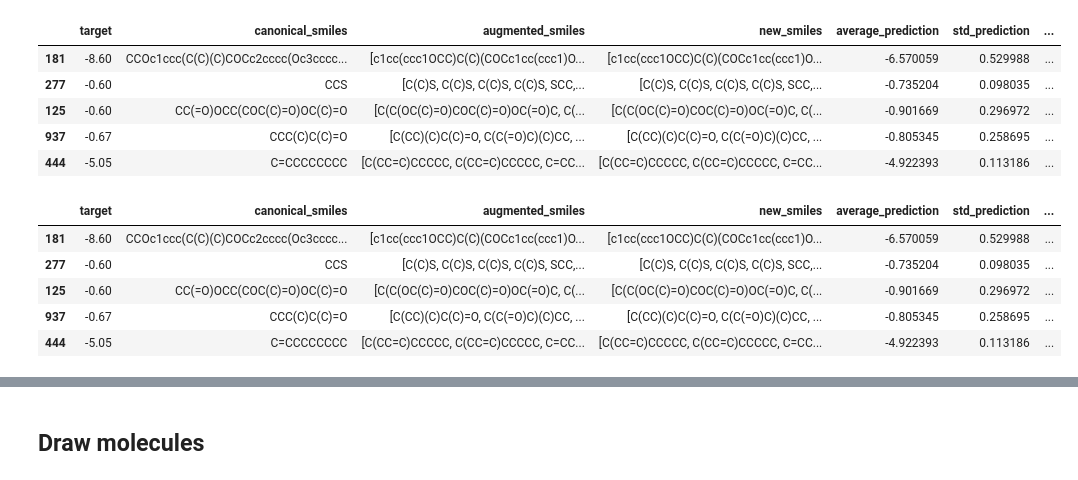
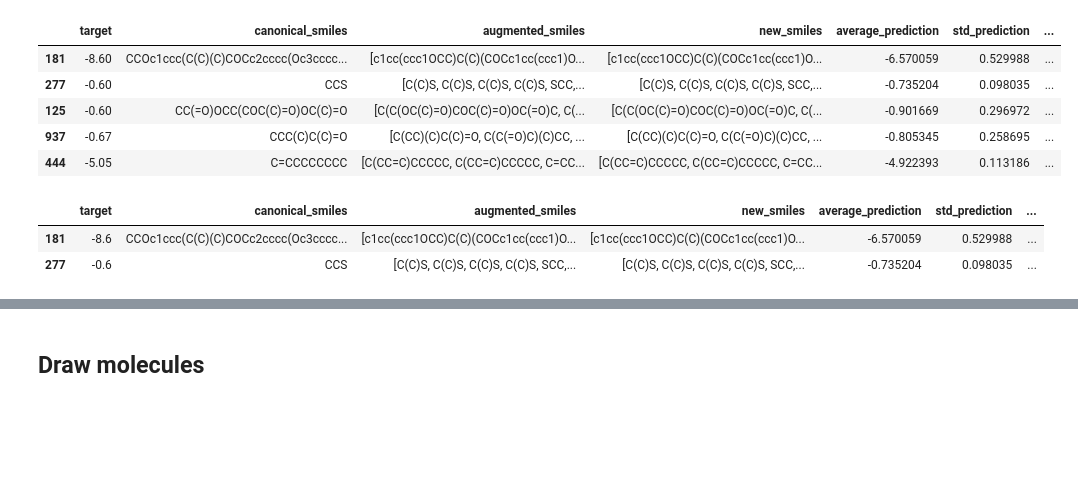
Before and after one commit to volkamerlab/maxsmi, a Jupyter notebook: maxsmi/results_ensemble_learning.ipynb, the cells around one changed output, grey strips where cells are left out. Cells and saved outputs as stored; diff of their text form; code cells hidden in the pictures; blank space fills up the shorter version.

```diff
--- a/maxsmi/results_ensemble_learning.ipynb
+++ b/maxsmi/results_ensemble_learning.ipynb
@@ -144,7 +144,7 @@ data.head()
 data["errors_difference"] = (data["average_error"] -
                              data["canonical_error"]).abs()
 # %%
-# data = data[data["average_error"] < data["canonical_error"]]
+data = data[data["average_error"] < data["canonical_error"]]
 # %%
 for index in data.index:
     nb_unique_smiles = len(Counter(data.loc[index]["augmented_smiles"]))
@@ -153,11 +153,8 @@ for index in data.index:
 
 data["nb_unique_smiles"] = data["nb_unique_smiles"].astype("int32")
 # %%
-data.head()
+data.head(2)
 # %% [output]
 |  | target | canonical_smiles | augmented_smiles | new_smiles | average_prediction | std_prediction | ... |
-| 181 | -8.60 | CCOc1ccc(C(C)(C)COCc2cccc(Oc3cccc... | [c1cc(ccc1OCC)C(C)(COCc1cc(ccc1)O... | [c1cc(ccc1OCC)C(C)(COCc1cc(ccc1)O... | -6.570059 | 0.529988 | ... |
-| 277 | -0.60 | CCS | [C(C)S, C(C)S, C(C)S, C(C)S, SCC,... | [C(C)S, C(C)S, C(C)S, C(C)S, SCC,... | -0.735204 | 0.098035 | ... |
-| 125 | -0.60 | CC(=O)OCC(COC(C)=O)OC(C)=O | [C(C(OC(C)=O)COC(C)=O)OC(=O)C, C(... | [C(C(OC(C)=O)COC(C)=O)OC(=O)C, C(... | -0.901669 | 0.296972 | ... |
-| 937 | -0.67 | CCC(C)C(C)=O | [C(CC)(C)C(C)=O, C(C(=O)C)(C)CC, ... | [C(CC)(C)C(C)=O, C(C(=O)C)(C)CC, ... | -0.805345 | 0.258695 | ... |
-| 444 | -5.05 | C=CCCCCCCC | [C(CC=C)CCCCC, C(CC=C)CCCCC, C=CC... | [C(CC=C)CCCCC, C(CC=C)CCCCC, C=CC... | -4.922393 | 0.113186 | ... |
+| 181 | -8.6 | CCOc1ccc(C(C)(C)COCc2cccc(Oc3cccc... | [c1cc(ccc1OCC)C(C)(COCc1cc(ccc1)O... | [c1cc(ccc1OCC)C(C)(COCc1cc(ccc1)O... | -6.570059 | 0.529988 | ... |
+| 277 | -0.6 | CCS | [C(C)S, C(C)S, C(C)S, C(C)S, SCC,... | [C(C)S, C(C)S, C(C)S, C(C)S, SCC,... | -0.735204 | 0.098035 | ... |
```
Also changed, not shown: parts of 15 cells of this notebook.
